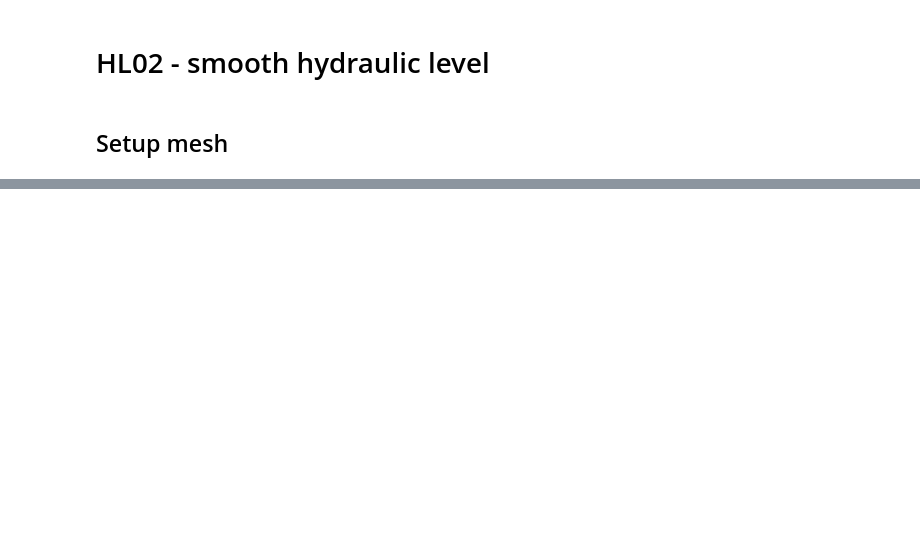
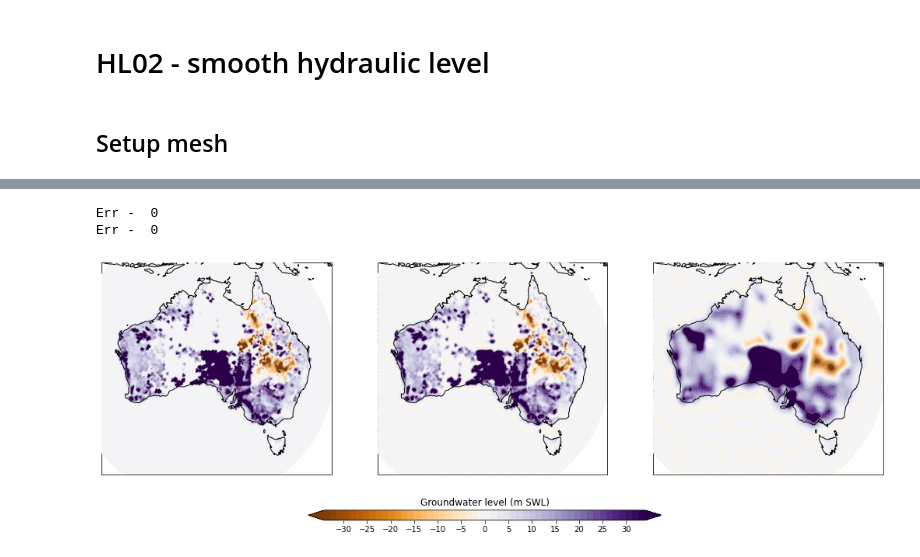
Before and after one commit to brmather/Sydney_Basin, a Jupyter notebook: Notebooks/HL02-smooth-hydraulic-level.ipynb, the cells around one changed output, grey strips where cells are left out. Cells and saved outputs as stored; diff of their text form; code cells hidden in the pictures; blank space fills up the shorter version.

```diff
--- a/Notebooks/HL02-smooth-hydraulic-level.ipynb
+++ b/Notebooks/HL02-smooth-hydraulic-level.ipynb
@@ -124,0 +107,74 @@ ax.imshow(gw_level_grid, extent=extent_australia, origin='lower', cmap='PuOr', v
+# %%
+ave, norm, count = weighted_average_to_nodes(mesh.lons, mesh.lats, unique_gw_level, grid1)
+# %%
+sigma = grid1.get_spline_tension_factors(ave, tol=1e-2, grad=None)
+gsmooth, deriv, err  = grid1.smoothing(ave, 1.0+norm, 1.0e3*(ave**2).mean(), 0.5, 0.001, sigma)
+print("Err - ", err)
+
+gsmooth1, deriv, err = grid1.smoothing(ave, 1.0+norm, 1.0e5*(ave**2).mean(), 0.5, 0.001, sigma)
+print("Err - ", err)
+# %% [output]
+Err -  0
+Err -  0
+# %%
+proj = ccrs.Mercator(central_longitude=130)
+
+fig = plt.figure(figsize=(18,6))
+
+ax = plt.subplot(131, projection=proj)
+ax.set_extent(extent_australia)
+ax.coastlines(zorder=100)
+
+vmax = np.percentile(np.abs(ave), 95)
+vmin = -vmax
+
+grid_id = 4
+
+goodgrid = grid1
+data = ave
+lons = goodgrid.lons
+lats = goodgrid.lats
+
+cnt0=ax.tricontourf(np.degrees(lons), np.degrees(lats), goodgrid.simplices, data,
+                   cmap="PuOr",
+                   levels=np.linspace(vmin, vmax, 51),
+                   transform=ccrs.PlateCarree(),
+                    extend="both",
+                         antialiased=True,
+                         alpha=1.0,
+                         zorder=12)
+
+
+ax2 = plt.subplot(132, projection=proj)
+ax2.set_extent(extent_australia)
+ax2.coastlines(zorder=100)
+
+cnt2=ax2.tricontourf(np.degrees(lons), np.degrees(lats), goodgrid.simplices, gsmooth,
+                   cmap="PuOr",
+                   levels=np.linspace(vmin, vmax, 51),
+                   transform=ccrs.PlateCarree(),
+                    extend="both",
+                         antialiased=True,
+                         alpha=1.0,
+                         zorder=12)
+
+
+ax2 = plt.subplot(133, projection=proj)
+ax2.set_extent(extent_australia)
+ax2.coastlines(zorder=100)
+
+cnt2=ax2.tricontourf(np.degrees(lons), np.degrees(lats), goodgrid.simplices, gsmooth1,
+                   cmap="PuOr",
+                   levels=np.linspace(vmin, vmax, 51),
+                   transform=ccrs.PlateCarree(),
+                    extend="both",
+                         antialiased=True,
+                         alpha=1.0,
+                         zorder=12)
+
+cax = plt.axes([0.33, 0.05, 0.35, 0.03], title='Groundwater level (m SWL)')
+fig.colorbar(cnt2, cax=cax, orientation='horizontal', ticks=np.arange(-30,35,5))
+
+fig.savefig("smooth_hydraulic_levels.png", bbox_inches='tight', dpi=600)
+# %% [output]
+[figure, added]
```
Also changed, not shown: parts of 15 cells of this notebook.
